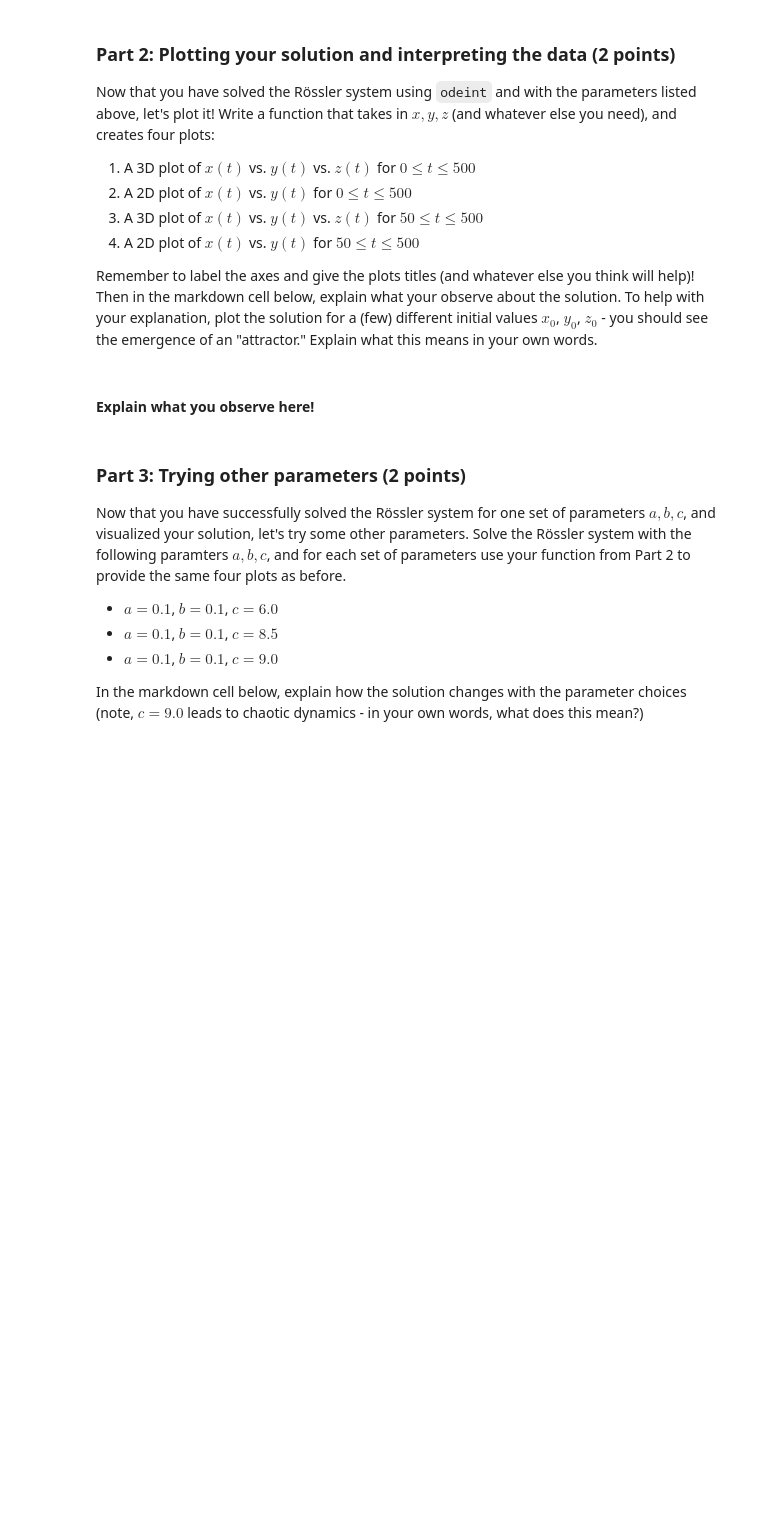
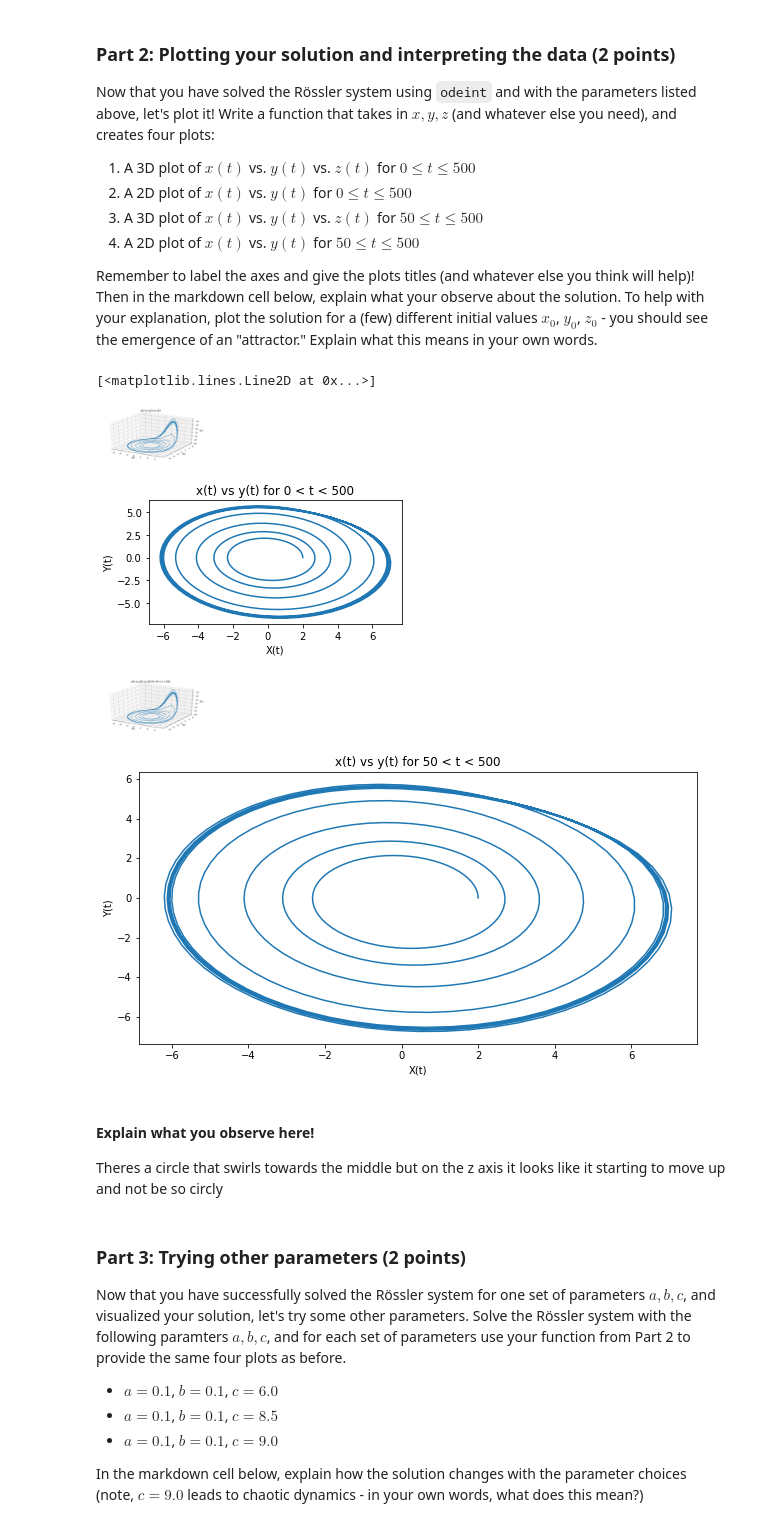
Before and after one commit to nathankurt/CMSE201, a Jupyter notebook: Homework/HW-03_ODEINT-CompModels-2DNumpyArrays-Matplotlib_STUDENT.ipynb, the cells around one changed output. Saved outputs shown, nothing was run; the diff lists cells and outputs as text; code cells hidden in the pictures; blank space fills up the shorter version.

```diff
--- a/Homework/HW-03_ODEINT-CompModels-2DNumpyArrays-Matplotlib_STUDENT.ipynb
+++ b/Homework/HW-03_ODEINT-CompModels-2DNumpyArrays-Matplotlib_STUDENT.ipynb
@@ -94,5 +118,57 @@ Remember to label the axes and give the plots titles (and whatever else you thin
-# %% [markdown]
-#### Explain what you observe here!
+# %%
+# Put your code here (create as many cells as you need!)
+
+time = np.arange(0,500,.1)
+result = odeint(derivative, initial_conditions, time, args=(a,b,c) )
+
+xt = result[:,0]
+yt = result[:,1]
+zt = result[:,2]
+
+fig = plt.figure(figsize=(10,5))
+ax = fig.add_subplot(1,1,1,projection="3d")
+ax.plot(xt,yt,zt)
+ax.set_xlabel("X(t)")
+ax.set_ylabel("Y(t)")
+ax.set_zlabel("Z(t)")
+plt.title("x(t) vs y(t) vs z(t)")
+
+fig2 = plt.figure(figsize=(10,5))
+ax2 = fig2.add_subplot(222)
+ax2.plot(xt,yt)
+ax2.set_xlabel("X(t)")
+ax2.set_ylabel("Y(t)")
+ax2.set_title("x(t) vs y(t) for 0 < t < 500")
+
+new_time = np.arange(50,500,.1)
+new_result = odeint(derivative, initial_conditions, new_time, args=(a,b,c) )
+xt2 = new_result[:,0]
+yt2 = new_result[:,1]
+zt2 = new_result[:,2]
+
+fig3 = plt.figure(figsize=(10,5))
+ax3 = fig3.add_subplot(1,1,1,projection="3d")
+ax3.set_xlabel("X(t)")
+ax3.set_ylabel("Y(t)")
+ax3.set_zlabel("Z(t)")
+ax3.set_title("x(t) vs y(t) vs z(t) for 50 < t < 500")
+ax3.plot(xt2,yt2,zt2)
+
+fig4 = plt.figure(figsize=(10,5))
+ax4 = fig4.add_subplot(111)
+ax4.set_xlabel("X(t)")
+ax4.set_ylabel("Y(t)")
+ax4.set_title("x(t) vs y(t) for 50 < t < 500")
+ax4.plot(xt2,yt2)
+# %% [output]
+[<matplotlib.lines.Line2D at 0x...>]
+[figure, added]
+[figure, added]
+[figure, added]
+[figure, added]
+# %% [markdown]
+#### Explain what you observe here!
+Theres a circle that swirls towards the middle but on the z axis it looks like it starting to move up and not be so circly
 # %% [markdown]
 ### Part 3: Trying other parameters (2 points)
 
```
Also changed, not shown: parts of 14 cells of this notebook, 3 other files.
